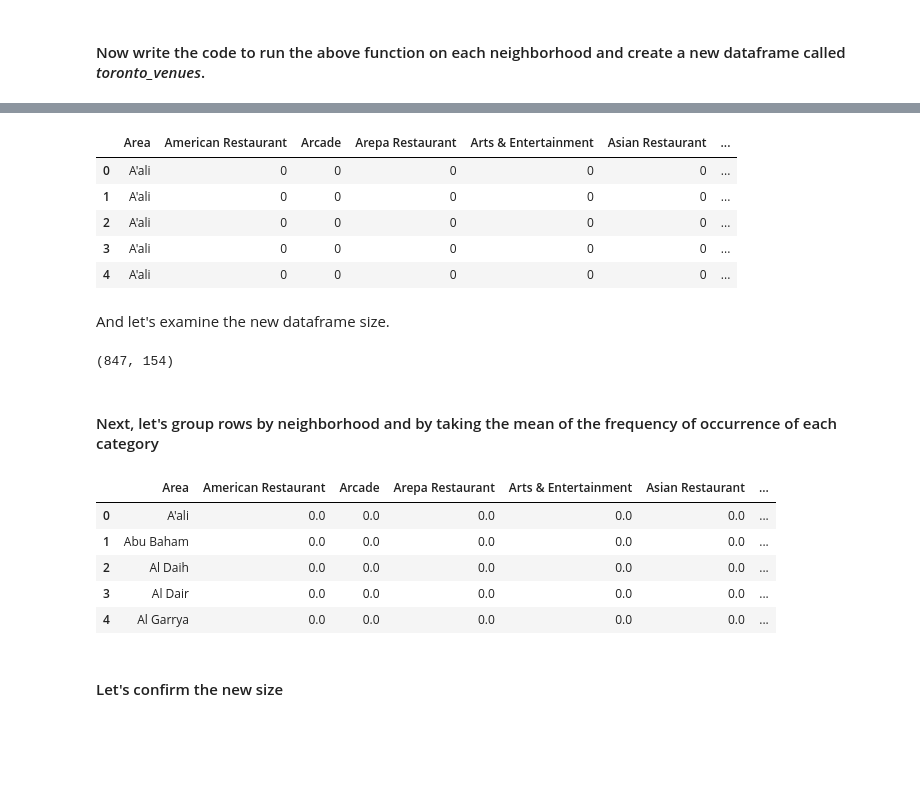
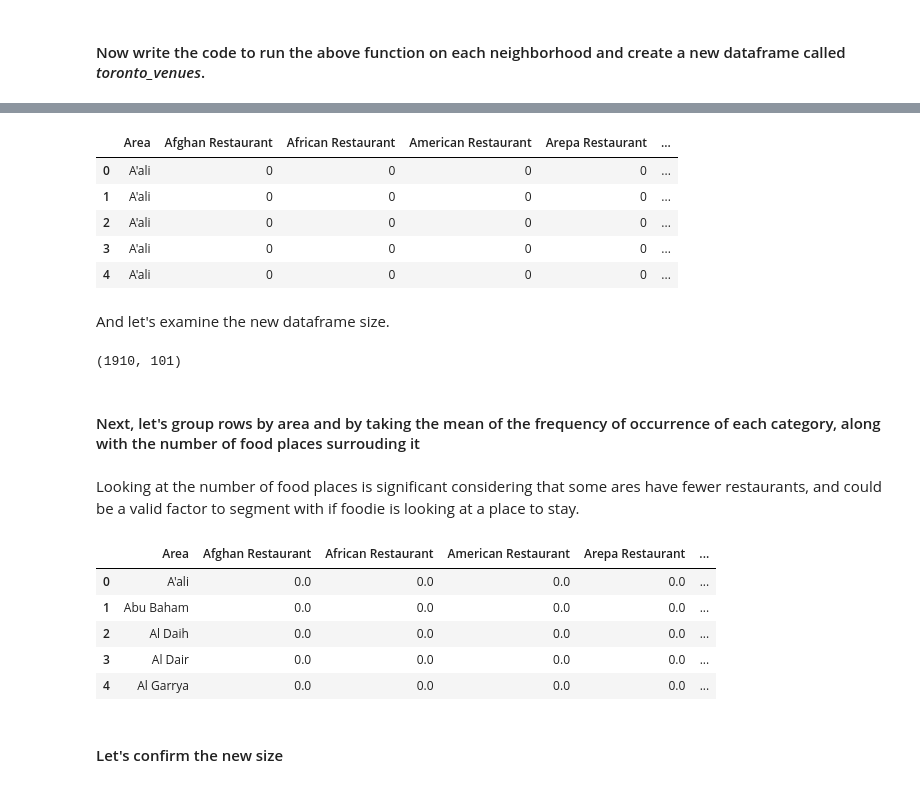
Before and after one commit to isados/neighborhood-clusters, a Jupyter notebook: BahrainSegmentation.ipynb, the cells around one changed output, grey strips where cells are left out. Saved outputs shown, nothing was run; the diff lists cells and outputs as text; code cells hidden in the pictures; blank space fills up the shorter version.

```diff
--- a/BahrainSegmentation.ipynb
+++ b/BahrainSegmentation.ipynb
@@ -340,0 +351,3 @@ There are 847 venues explored by Foursquare in Bahrain
+# %%
+# Load Coorindates Data
+bh_food = pd.read_csv("bahrain-foods.csv")
@@ -372,36 +394,39 @@ There are 153 uniques categories.
 # %%
 # one hot encoding
-bh_onehot = pd.get_dummies(bh_venues[['Venue Category']], prefix="", prefix_sep="")
+bh_onehot = pd.get_dummies(bh_food[['Venue Category']], prefix="", prefix_sep="")
 
 # add neighborhood column back to dataframe
-bh_onehot = pd.concat([bh_venues[['Area']], bh_onehot], axis=1)
+bh_onehot = pd.concat([bh_food[['Area']], bh_onehot], axis=1)
 
 bh_onehot.head()
 # %% [output]
-|  | Area | American Restaurant | Arcade | Arepa Restaurant | Arts & Entertainment | Asian Restaurant | ... |
-| 0 | A'ali | 0 | 0 | 0 | 0 | 0 | ... |
-| 1 | A'ali | 0 | 0 | 0 | 0 | 0 | ... |
-| 2 | A'ali | 0 | 0 | 0 | 0 | 0 | ... |
-| 3 | A'ali | 0 | 0 | 0 | 0 | 0 | ... |
-| 4 | A'ali | 0 | 0 | 0 | 0 | 0 | ... |
+|  | Area | Afghan Restaurant | African Restaurant | American Restaurant | Arepa Restaurant | ... |
+| 0 | A'ali | 0 | 0 | 0 | 0 | ... |
+| 1 | A'ali | 0 | 0 | 0 | 0 | ... |
+| 2 | A'ali | 0 | 0 | 0 | 0 | ... |
+| 3 | A'ali | 0 | 0 | 0 | 0 | ... |
+| 4 | A'ali | 0 | 0 | 0 | 0 | ... |
 # %% [markdown]
 And let's examine the new dataframe size.
 # %%
 bh_onehot.shape
 # %% [output]
-(847, 154)
+(1910, 101)
 # %% [markdown]
-#### Next, let's group rows by neighborhood and by taking the mean of the frequency of occurrence of each category
+#### Next, let's group rows by area and by taking the mean of the frequency of occurrence of each category, along with the number of food places surrouding it
+# %% [markdown]
+Looking at the number of food places is significant considering that some ares have fewer restaurants, and could be a valid factor to segment with if foodie is looking at a place to stay.
 # %%
 bh_grouped = bh_onehot.groupby(['Area']).mean().reset_index()
+bh_grouped['NumberOfFoodPlaces'] = bh_onehot[['Area']].value_counts(sort=False).values
 bh_grouped.head()
 # %% [output]
-|  | Area | American Restaurant | Arcade | Arepa Restaurant | Arts & Entertainment | Asian Restaurant | ... |
-| 0 | A'ali | 0.0 | 0.0 | 0.0 | 0.0 | 0.0 | ... |
-| 1 | Abu Baham | 0.0 | 0.0 | 0.0 | 0.0 | 0.0 | ... |
-| 2 | Al Daih | 0.0 | 0.0 | 0.0 | 0.0 | 0.0 | ... |
-| 3 | Al Dair | 0.0 | 0.0 | 0.0 | 0.0 | 0.0 | ... |
-| 4 | Al Garrya | 0.0 | 0.0 | 0.0 | 0.0 | 0.0 | ... |
+|  | Area | Afghan Restaurant | African Restaurant | American Restaurant | Arepa Restaurant | ... |
+| 0 | A'ali | 0.0 | 0.0 | 0.0 | 0.0 | ... |
+| 1 | Abu Baham | 0.0 | 0.0 | 0.0 | 0.0 | ... |
+| 2 | Al Daih | 0.0 | 0.0 | 0.0 | 0.0 | ... |
+| 3 | Al Dair | 0.0 | 0.0 | 0.0 | 0.0 | ... |
+| 4 | Al Garrya | 0.0 | 0.0 | 0.0 | 0.0 | ... |
 # %% [markdown]
 #### Let's confirm the new size
 # %%
```
Also changed, not shown: parts of 64 cells of this notebook, 1 other file.
